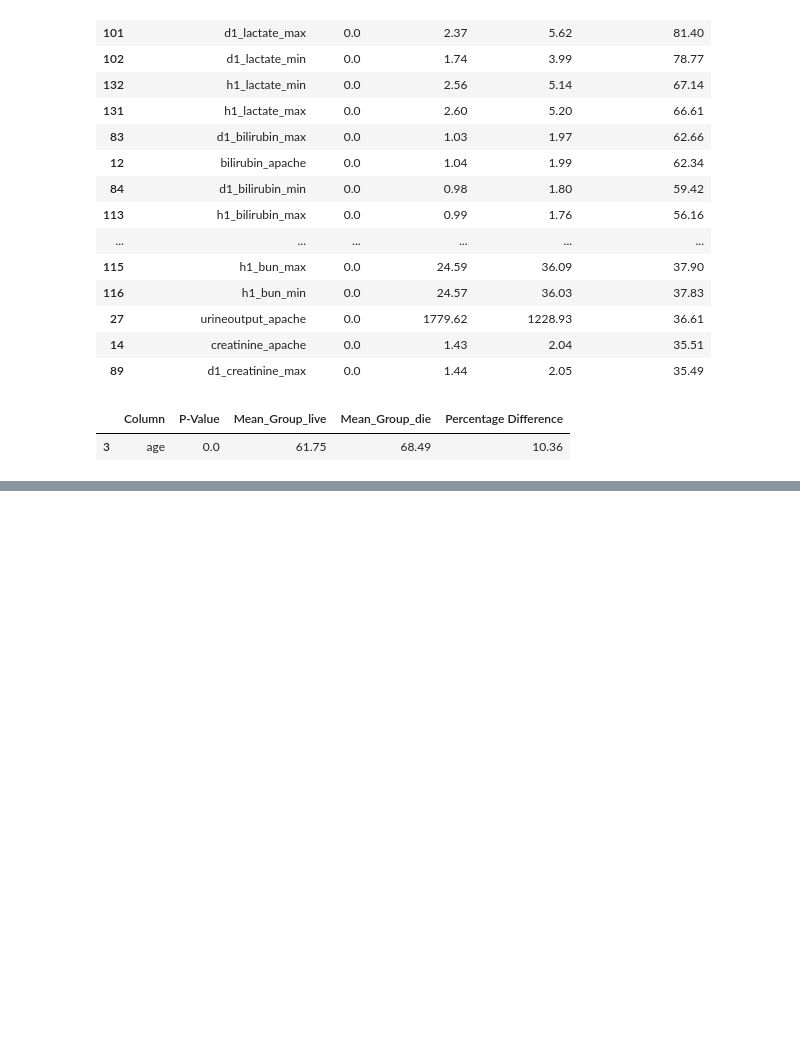
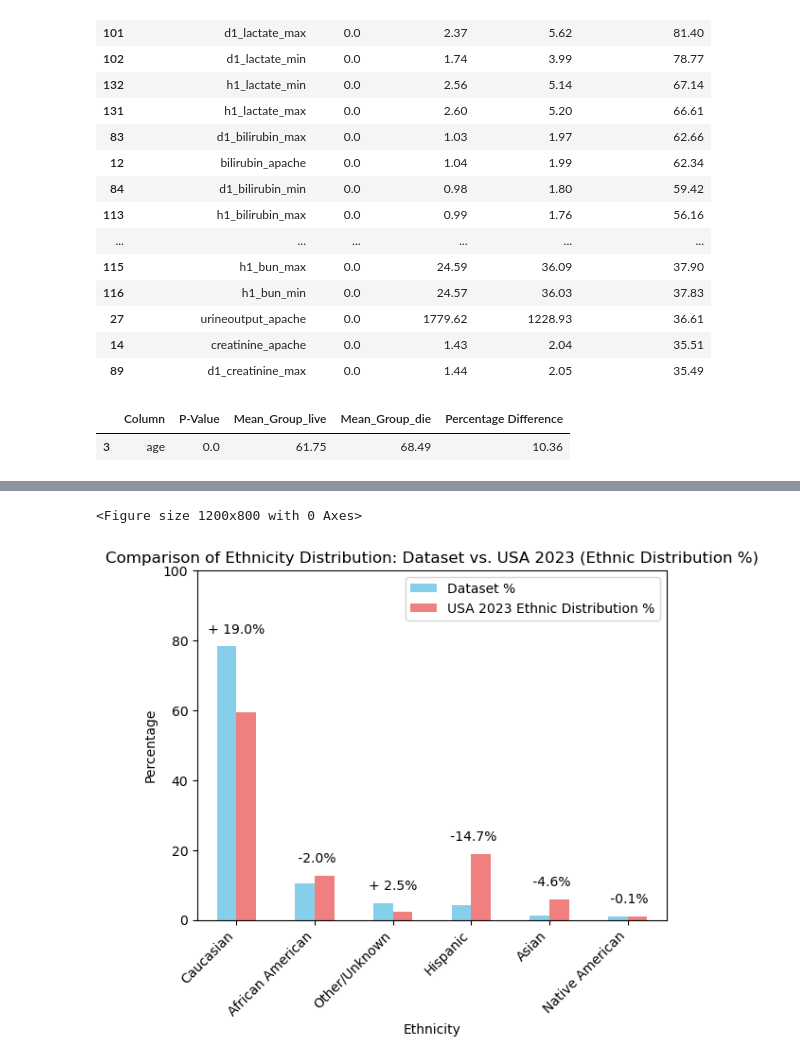
Before and after one commit to ShaniCohen/pred-ICU, a Jupyter notebook: main_eda.ipynb, the cells around one changed output, grey strips where cells are left out. Cells and saved outputs as stored; diff of their text form; code cells hidden in the pictures; blank space fills up the shorter version.

```diff
--- a/main_eda.ipynb
+++ b/main_eda.ipynb
@@ -218,0 +274,43 @@ result_df["Column"].to_list()
+# %%
+import matplotlib.pyplot as plt
+import pandas as pd
+
+# Assuming your DataFrame is named 'df'
+plt.figure(figsize=(12, 8))
+
+# Calculate the percentage distribution in the dataset
+ethnicity_percentage_dataset = df['ethnicity'].value_counts(normalize=True) * 100
+
+# USA 2023 ethnic distribution
+usa_2023_ethnic_distribution = {'Caucasian': 59.3, 'African American': 12.6, 'Native American': 0.94,
+                                 'Asian': 5.9, 'Hispanic': 18.9, 'Other/Unknown': 2.36}
+
+# Create a DataFrame for USA 2023 ethnic distribution
+usa_2023_df = pd.DataFrame(list(usa_2023_ethnic_distribution.items()), columns=['Ethnicity', 'USA 2023 Ethnic Distribution %'])
+usa_2023_df.set_index('Ethnicity', inplace=True)
+
+# Merge dataset and USA 2023 ethnic distribution DataFrames
+merged_df = pd.concat([ethnicity_percentage_dataset, usa_2023_df], axis=1, sort=False)
+merged_df.columns = ['Dataset %', 'USA 2023 Ethnic Distribution %']
+
+# Plot the grouped bar chart
+merged_df['Delta'] = merged_df['Dataset %'] - merged_df['USA 2023 Ethnic Distribution %']
+bars = merged_df.loc[:,['Dataset %','USA 2023 Ethnic Distribution %']].plot(kind='bar', color=['skyblue', 'lightcoral'])
+plt.title('Comparison of Ethnicity Distribution: Dataset vs. USA 2023 (Ethnic Distribution %)')
+plt.xlabel('Ethnicity')
+plt.ylabel('Percentage')
+plt.xticks(rotation=45, ha='right')
+plt.ylim([0,100])
+
+# Display the percentage values and delta on top of the bars
+for i, (dataset_pct, usa_2023_pct, delta) in enumerate(zip(merged_df['Dataset %'], merged_df['USA 2023 Ethnic Distribution %'], merged_df['Delta'])):
+    delta_text = f' {delta:.1f}%'
+    if delta > 0:
+        delta_text = '+' + delta_text
+    plt.text(i, max(dataset_pct, usa_2023_pct) + 3, delta_text, ha='center', va='bottom', color='black')
+
+plt.legend(loc='upper right')
+plt.show()
+# %% [output]
+<Figure size 1200x800 with 0 Axes>
+[figure, added]
```
Also changed, not shown: parts of 6 cells of this notebook.
